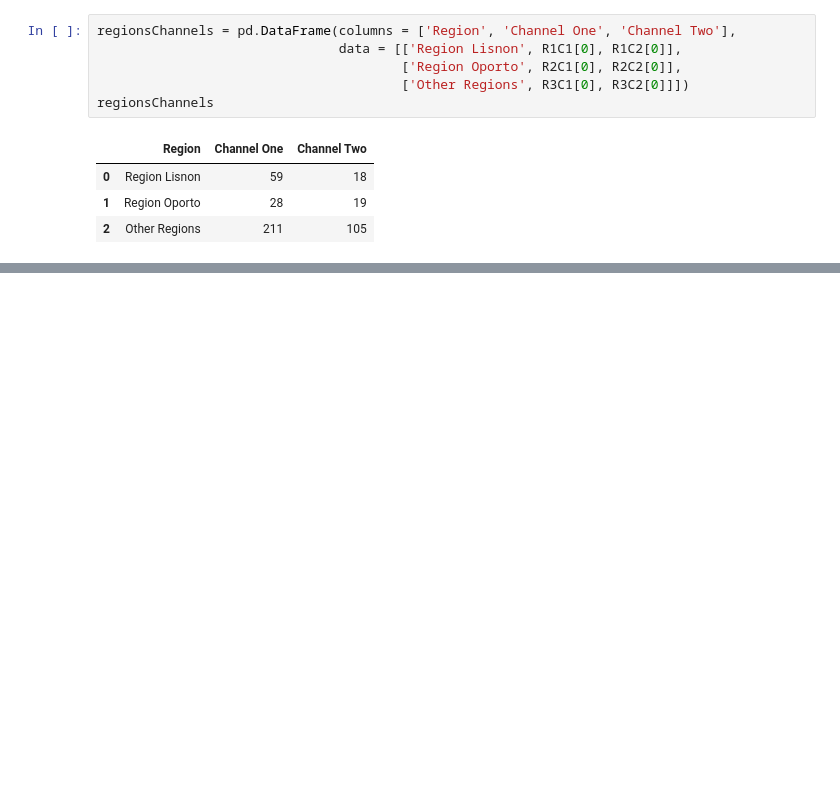
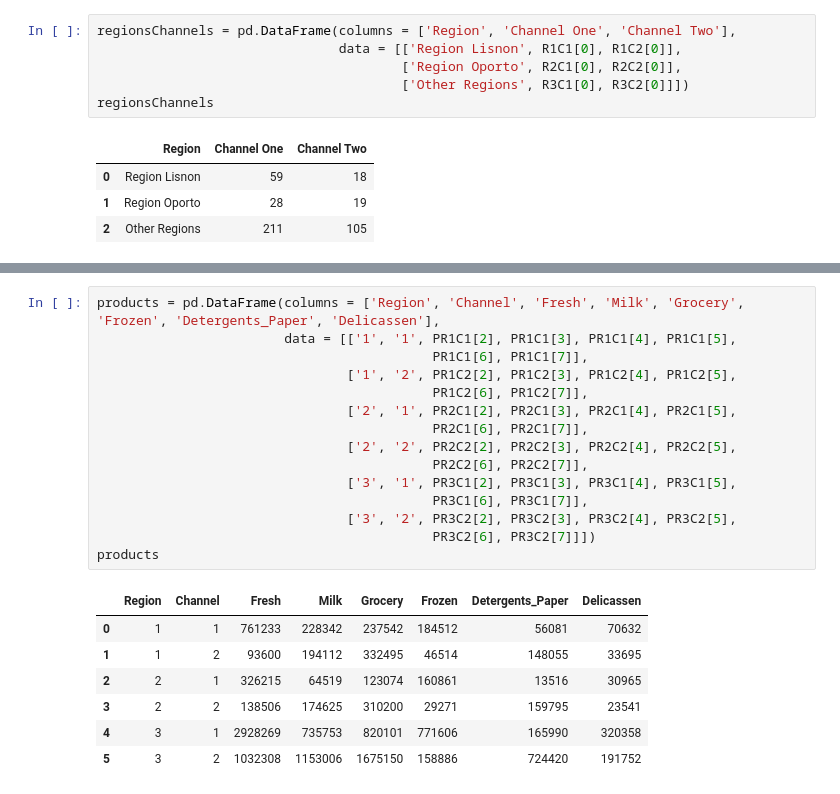
Before and after one commit to WorldWideWest/wholeSale-Analysis, a Jupyter notebook: wholeSale.ipynb, the cells around one changed output, grey strips where cells are left out. Drawn from its saved outputs; the diff is of its cells as text; blank space fills up the shorter version.

```diff
--- a/wholeSale.ipynb
+++ b/wholeSale.ipynb
@@ -204,0 +262,23 @@ plt.show()
+# %%
+products = pd.DataFrame(columns = ['Region', 'Channel', 'Fresh', 'Milk', 'Grocery',                                          'Frozen', 'Detergents_Paper', 'Delicassen'],
+                        data = [['1', '1', PR1C1[2], PR1C1[3], PR1C1[4], PR1C1[5],
+                                           PR1C1[6], PR1C1[7]],
+                                ['1', '2', PR1C2[2], PR1C2[3], PR1C2[4], PR1C2[5],
+                                           PR1C2[6], PR1C2[7]],
+                                ['2', '1', PR2C1[2], PR2C1[3], PR2C1[4], PR2C1[5],
+                                           PR2C1[6], PR2C1[7]],
+                                ['2', '2', PR2C2[2], PR2C2[3], PR2C2[4], PR2C2[5],
+                                           PR2C2[6], PR2C2[7]],
+                                ['3', '1', PR3C1[2], PR3C1[3], PR3C1[4], PR3C1[5],
+                                           PR3C1[6], PR3C1[7]],
+                                ['3', '2', PR3C2[2], PR3C2[3], PR3C2[4], PR3C2[5],
+                                           PR3C2[6], PR3C2[7]]])
+products
+# %% [output]
+|  | Region | Channel | Fresh | Milk | Grocery | Frozen | Detergents_Paper | Delicassen |
+| 0 | 1 | 1 | 761233 | 228342 | 237542 | 184512 | 56081 | 70632 |
+| 1 | 1 | 2 | 93600 | 194112 | 332495 | 46514 | 148055 | 33695 |
+| 2 | 2 | 1 | 326215 | 64519 | 123074 | 160861 | 13516 | 30965 |
+| 3 | 2 | 2 | 138506 | 174625 | 310200 | 29271 | 159795 | 23541 |
+| 4 | 3 | 1 | 2928269 | 735753 | 820101 | 771606 | 165990 | 320358 |
+| 5 | 3 | 2 | 1032308 | 1153006 | 1675150 | 158886 | 724420 | 191752 |
```
Also changed, not shown: parts of 10 cells of this notebook, 4 other files.
